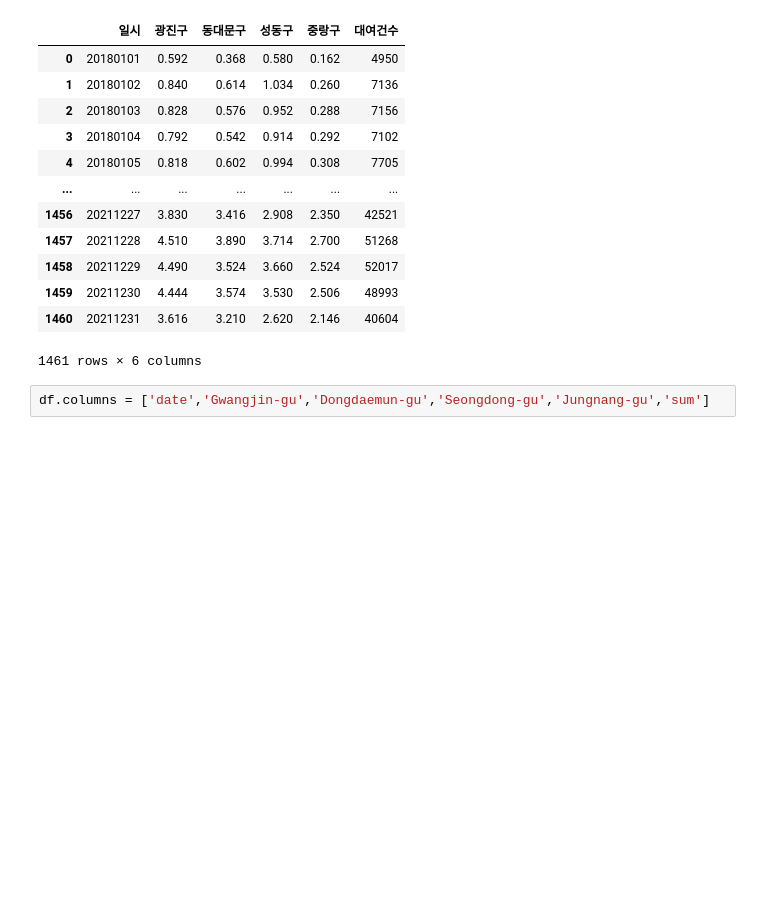
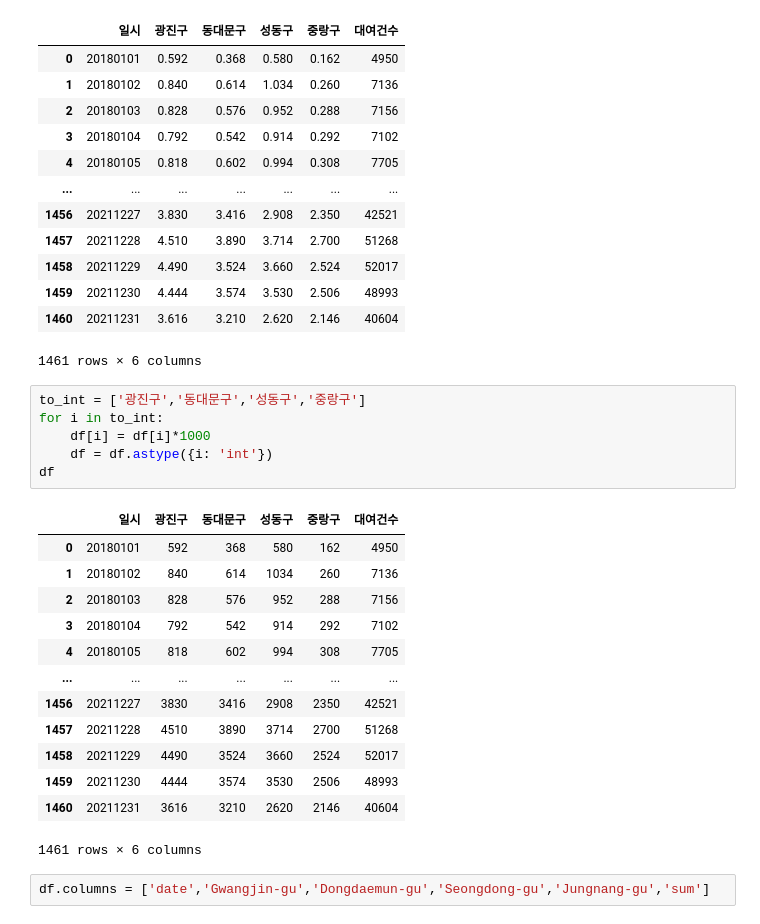
Before and after one commit to woojinhong03/My_Study_In_2022, a Jupyter notebook: uos/uos.ipynb, the cells around one changed output. Drawn from its saved outputs; the diff is of its cells as text; blank space fills up the shorter version.

```diff
--- a/uos/uos.ipynb
+++ b/uos/uos.ipynb
@@ -125,6 +125,26 @@ df
 | 1459 | 20211230 | 4.444 | 3.574 | 3.530 | 2.506 | 48993 |
 | 1460 | 20211231 | 3.616 | 3.210 | 2.620 | 2.146 | 40604 |
 1461 rows × 6 columns
+# %%
+to_int = ['광진구','동대문구','성동구','중랑구']
+for i in to_int:
+    df[i] = df[i]*1000
+    df = df.astype({i: 'int'})
+df
+# %% [output]
+|  | 일시 | 광진구 | 동대문구 | 성동구 | 중랑구 | 대여건수 |
+| 0 | 20180101 | 592 | 368 | 580 | 162 | 4950 |
+| 1 | 20180102 | 840 | 614 | 1034 | 260 | 7136 |
+| 2 | 20180103 | 828 | 576 | 952 | 288 | 7156 |
+| 3 | 20180104 | 792 | 542 | 914 | 292 | 7102 |
+| 4 | 20180105 | 818 | 602 | 994 | 308 | 7705 |
+| ... | ... | ... | ... | ... | ... | ... |
+| 1456 | 20211227 | 3830 | 3416 | 2908 | 2350 | 42521 |
+| 1457 | 20211228 | 4510 | 3890 | 3714 | 2700 | 51268 |
+| 1458 | 20211229 | 4490 | 3524 | 3660 | 2524 | 52017 |
+| 1459 | 20211230 | 4444 | 3574 | 3530 | 2506 | 48993 |
+| 1460 | 20211231 | 3616 | 3210 | 2620 | 2146 | 40604 |
+1461 rows × 6 columns
 # %%
 df.columns = ['date','Gwangjin-gu','Dongdaemun-gu','Seongdong-gu','Jungnang-gu','sum']
 # %%
```
Also changed, not shown: parts of 16 cells of this notebook.
